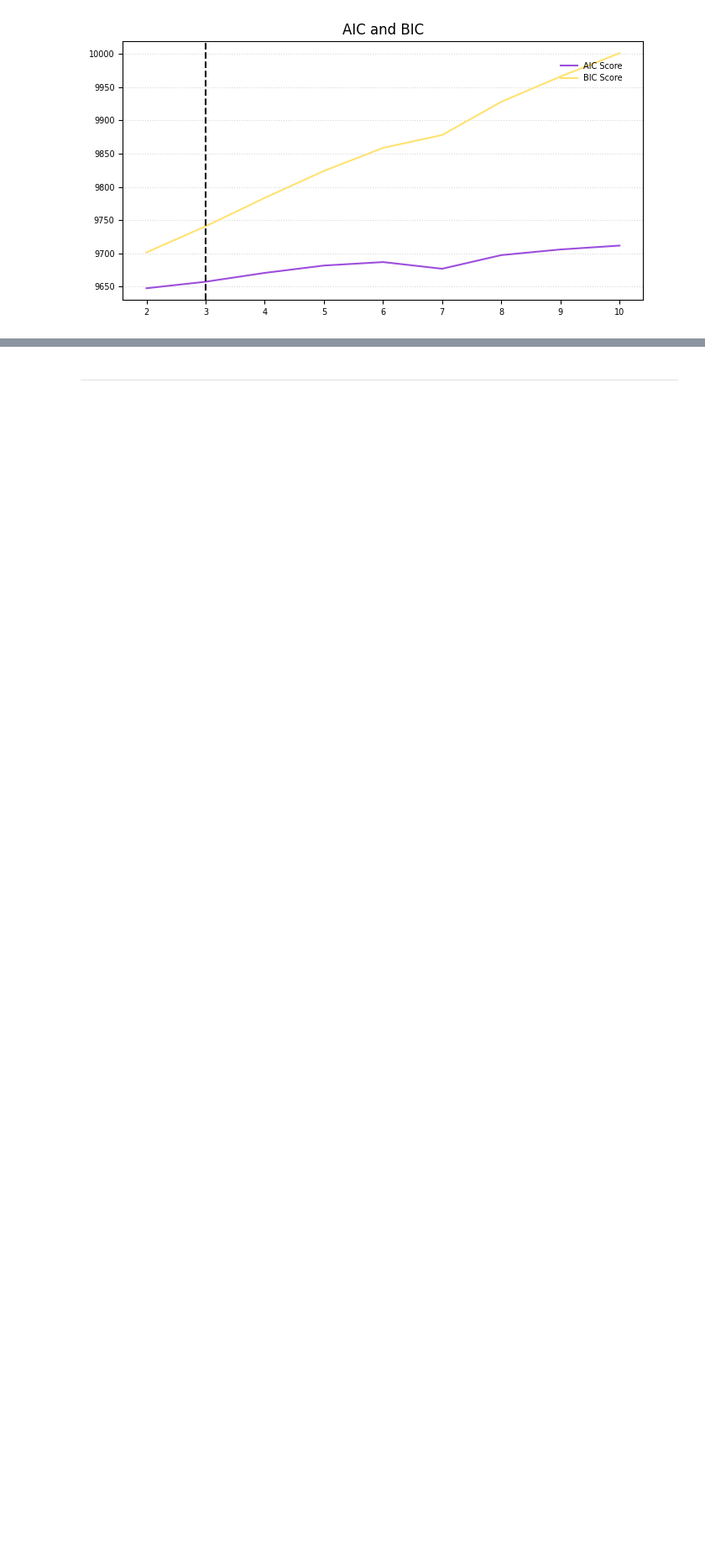
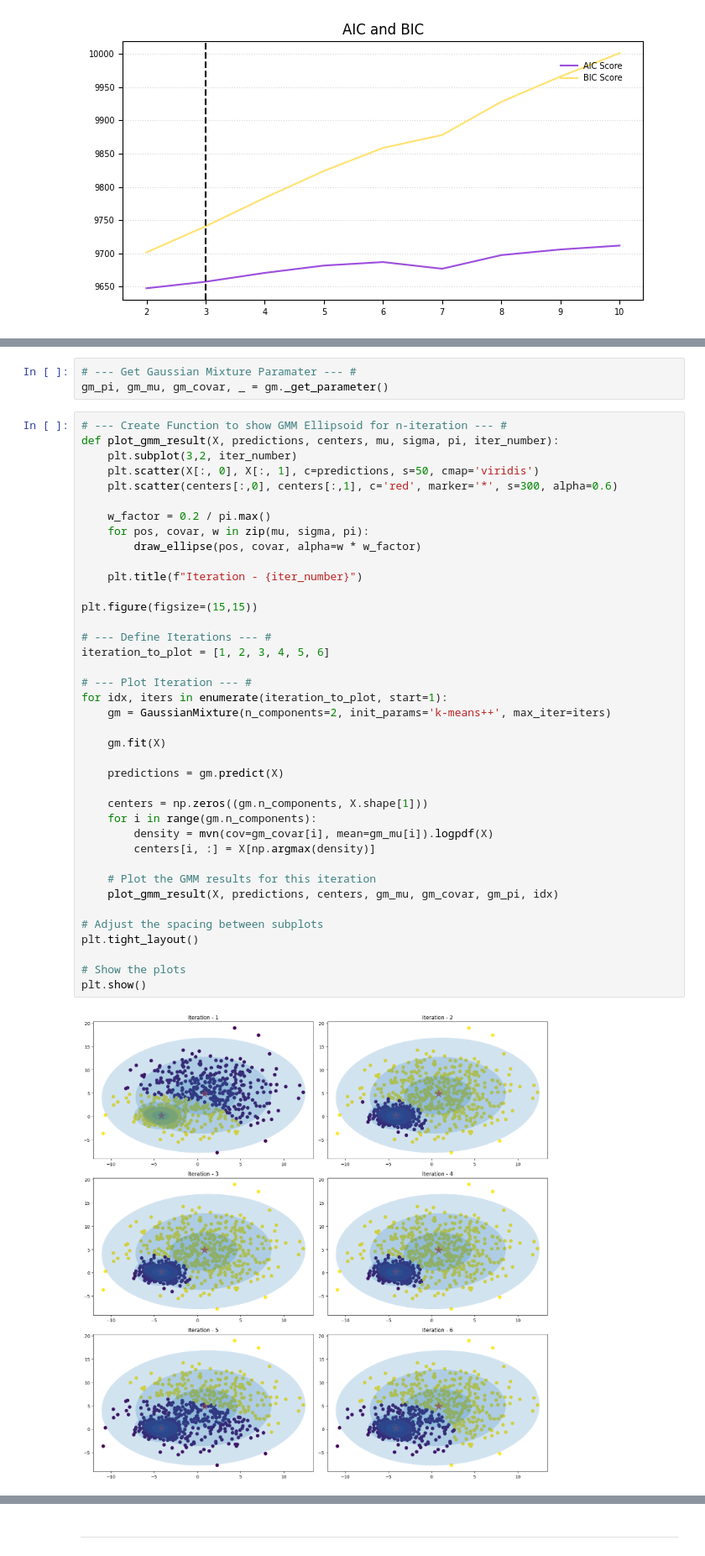
Before and after one commit to DandiMahendris/Gaussian-mixture-from-scratch, a Jupyter notebook: test.ipynb, the cells around one changed output, grey strips where cells are left out. Shown at 84% size. Drawn from its saved outputs; the diff is of its cells as text; blank space fills up the shorter version.

```diff
--- a/test.ipynb
+++ b/test.ipynb
@@ -151 +184,45 @@ ax2.spines['bottom'].set_color('#CAC9CD')
+# %%
+# --- Get Gaussian Mixture Paramater --- #
+gm_pi, gm_mu, gm_covar, _ = gm._get_parameter()
+# %%
+# --- Create Function to show GMM Ellipsoid for n-iteration --- #
+def plot_gmm_result(X, predictions, centers, mu, sigma, pi, iter_number):
+    plt.subplot(3,2, iter_number)
+    plt.scatter(X[:, 0], X[:, 1], c=predictions, s=50, cmap='viridis')
+    plt.scatter(centers[:,0], centers[:,1], c='red', marker='*', s=300, alpha=0.6)
+
+    w_factor = 0.2 / pi.max()
+    for pos, covar, w in zip(mu, sigma, pi):
+        draw_ellipse(pos, covar, alpha=w * w_factor)
+
+    plt.title(f"Iteration - {iter_number}")
+
+plt.figure(figsize=(15,15))
+
+# --- Define Iterations --- #
+iteration_to_plot = [1, 2, 3, 4, 5, 6]
+
+# --- Plot Iteration --- #
+for idx, iters in enumerate(iteration_to_plot, start=1):
+    gm = GaussianMixture(n_components=2, init_params='k-means++', max_iter=iters)
+
+    gm.fit(X)
+
+    predictions = gm.predict(X)
+
+    centers = np.zeros((gm.n_components, X.shape[1]))
+    for i in range(gm.n_components):
+        density = mvn(cov=gm_covar[i], mean=gm_mu[i]).logpdf(X)
+        centers[i, :] = X[np.argmax(density)]
+
+    # Plot the GMM results for this iteration
+    plot_gmm_result(X, predictions, centers, gm_mu, gm_covar, gm_pi, idx)
+
+# Adjust the spacing between subplots
+plt.tight_layout()
+
+# Show the plots
+plt.show()
+# %% [output]
+[figure, added]
 # %% [markdown]
```
Also changed, not shown: parts of 36 cells of this notebook, 14 other files.
